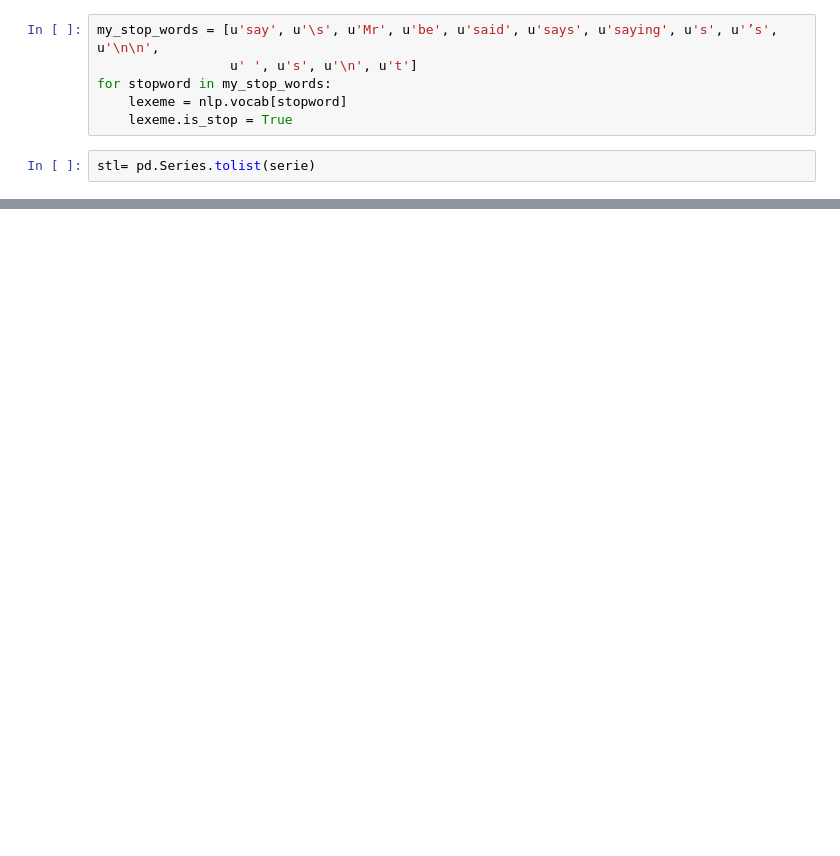
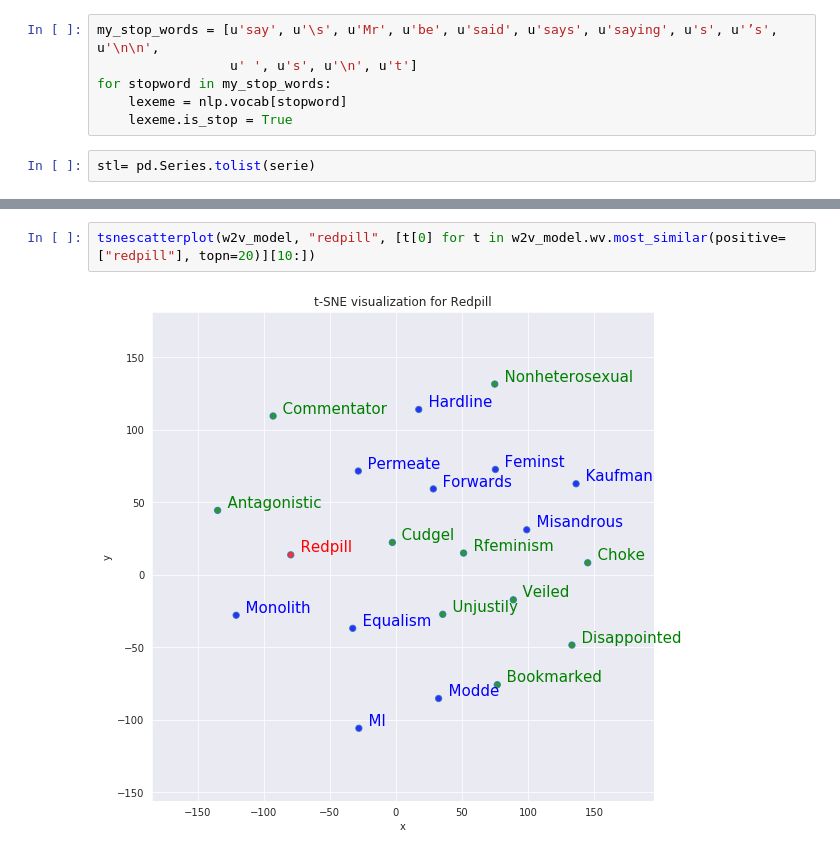
Before and after one commit to EmanuelHappy/Data-Science, a Jupyter notebook: _PushshiftReddit/Word2vec.ipynb, the cells around one changed output, grey strips where cells are left out. Drawn from its saved outputs; the diff is of its cells as text; blank space fills up the shorter version.

```diff
--- a/_PushshiftReddit/Word2vec.ipynb
+++ b/_PushshiftReddit/Word2vec.ipynb
@@ -353,0 +739,4 @@ sim_words
+# %%
+tsnescatterplot(w2v_model, "redpill", [t[0] for t in w2v_model.wv.most_similar(positive=["redpill"], topn=20)][10:])
+# %% [output]
+[figure, added]
```
Also changed, not shown: parts of 70 cells of this notebook, 2 other files.
